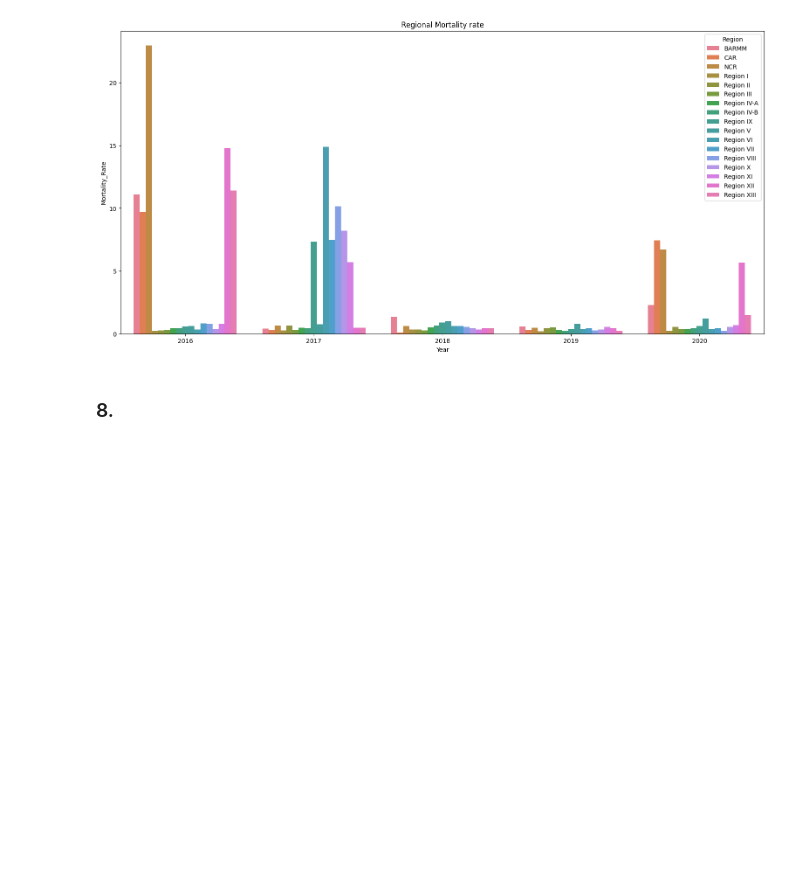
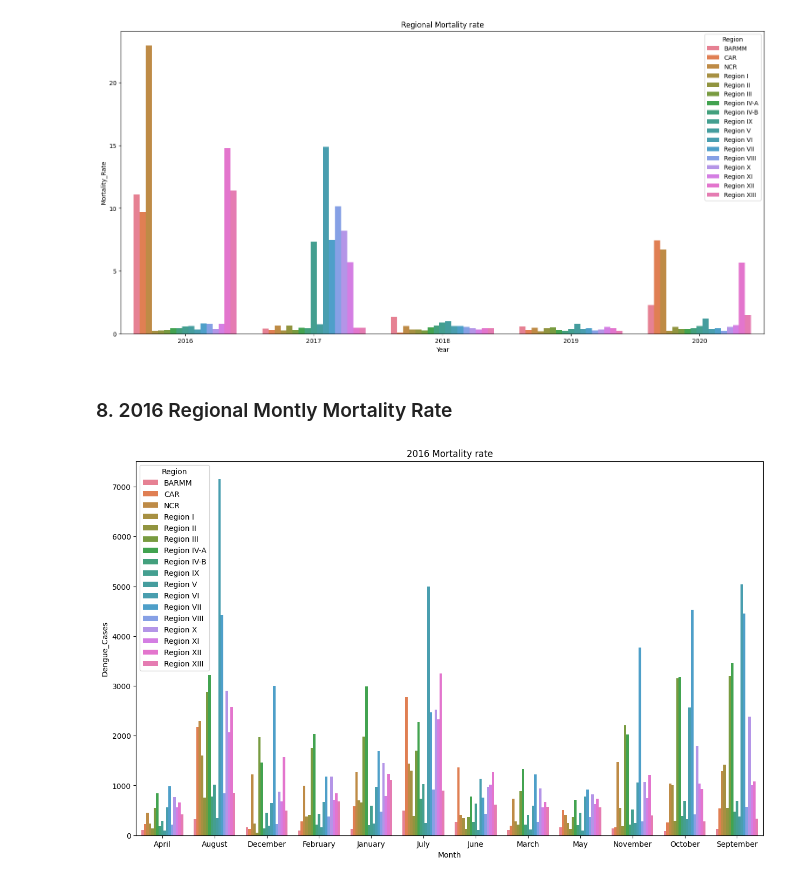
Before and after one commit to RyannKim327/Jupyter-Notebook, a Jupyter notebook: ITD - 3B/activity 5.ipynb, the cells around one changed output. Saved outputs shown, nothing was run; the diff lists cells and outputs as text; code cells hidden in the pictures; blank space fills up the shorter version.

```diff
--- a/ITD - 3B/activity 5.ipynb
+++ b/ITD - 3B/activity 5.ipynb
@@ -129,4 +129,19 @@ plt.show()
 # %% [output]
 [figure]
 # %% [markdown]
-### 8.
+### 8. 2016 Regional Montly Mortality Rate
+# %%
+### Ready function for monthly rates
+def monthly_mortalty(year):
+    _month = data[data['Year'] == 2016]
+
+    monthly = _month.groupby(['Region', 'Month'])[['Dengue_Cases', 'Dengue_Deaths']].sum()
+
+    sns.barplot(data=monthly, x='Month', y='Dengue_Cases', hue='Region')
+    plt.title(f"{year} Mortality rate")
+    plt.gcf().set_size_inches(15, 9)
+    plt.show()
+# %%
+monthly_mortalty(2016)
+# %% [output]
+[figure, added]
```
Also changed, not shown: parts of 30 cells of this notebook, 1 other file.
